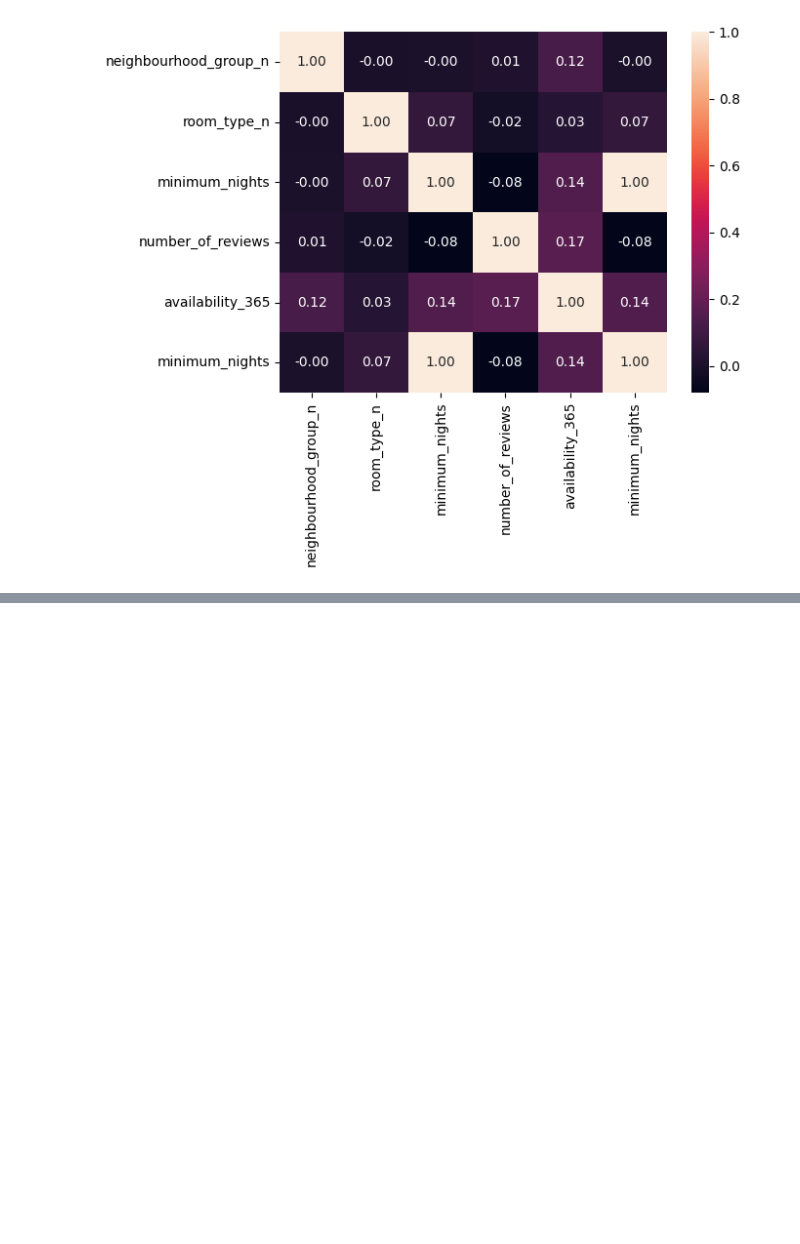
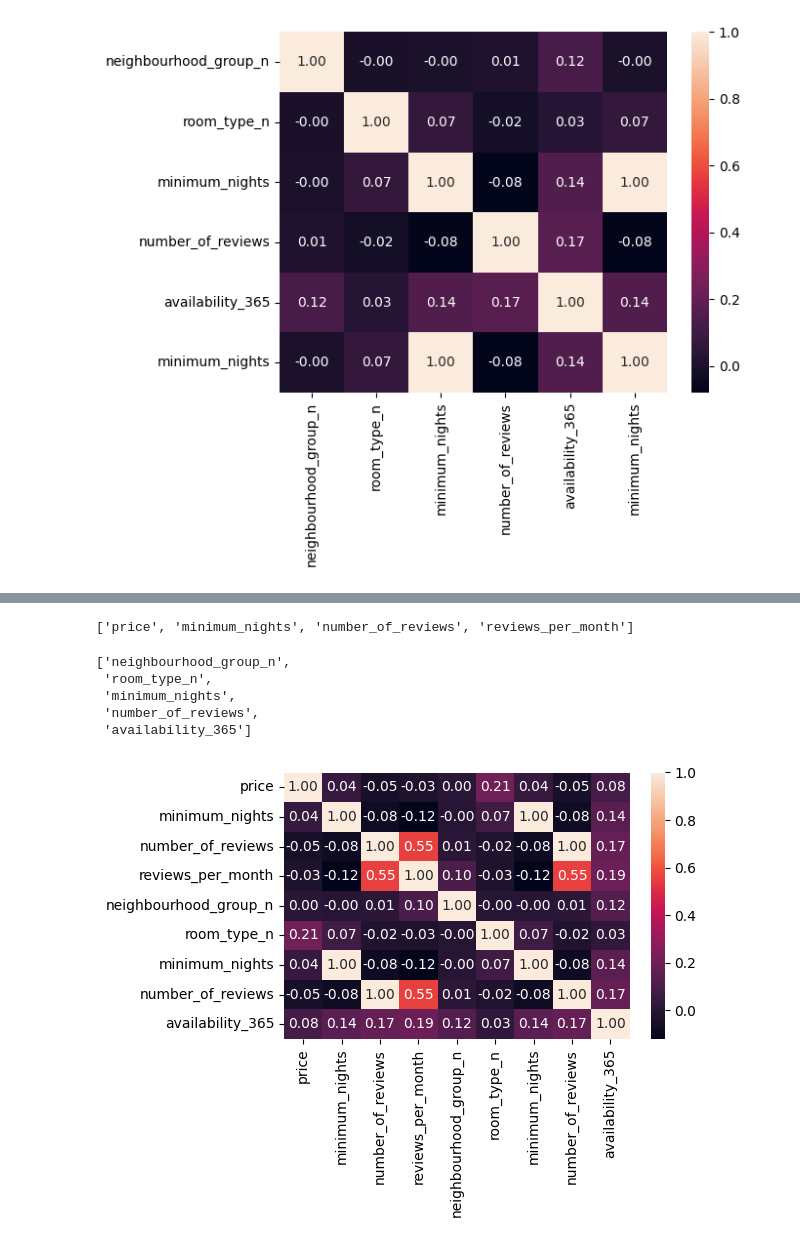
Before and after one commit to 4GeeksAcademy/nicholasdetriomachine-learning-python-template, a Jupyter notebook: src/explore.ipynb, the cells around one changed output, grey strips where cells are left out. Drawn from its saved outputs; the diff is of its cells as text; code cells hidden in the pictures; blank space fills up the shorter version.

```diff
--- a/src/explore.ipynb
+++ b/src/explore.ipynb
@@ -486,0 +504,17 @@ sns.heatmap(total_data[categorical_features + ['minimum_nights']].corr(), annot
+# %%
+numerical_features
+# %% [output]
+['price', 'minimum_nights', 'number_of_reviews', 'reviews_per_month']
+# %%
+categorical_features
+# %% [output]
+['neighbourhood_group_n',
+ 'room_type_n',
+ 'minimum_nights',
+ 'number_of_reviews',
+ 'availability_365']
+# %%
+sns.heatmap(total_data[numerical_features + categorical_features].corr(), annot = True, fmt = ".2f")
+plt.tight_layout()
+# %% [output]
+[figure, added]
```
Also changed, not shown: parts of 29 cells of this notebook.
